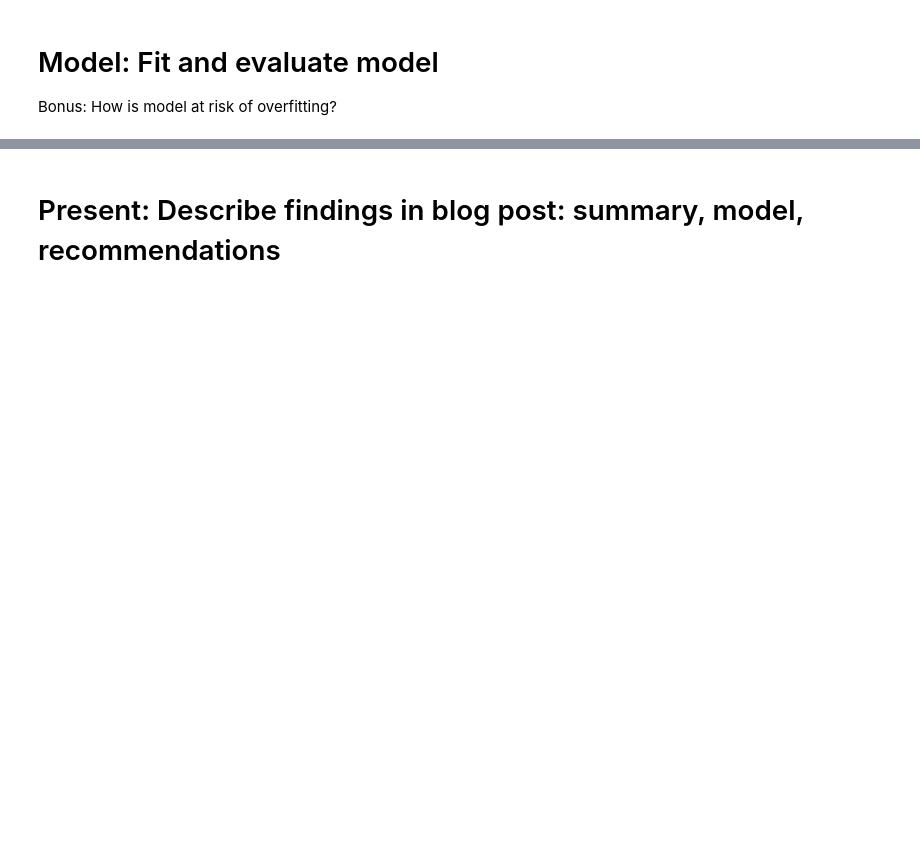
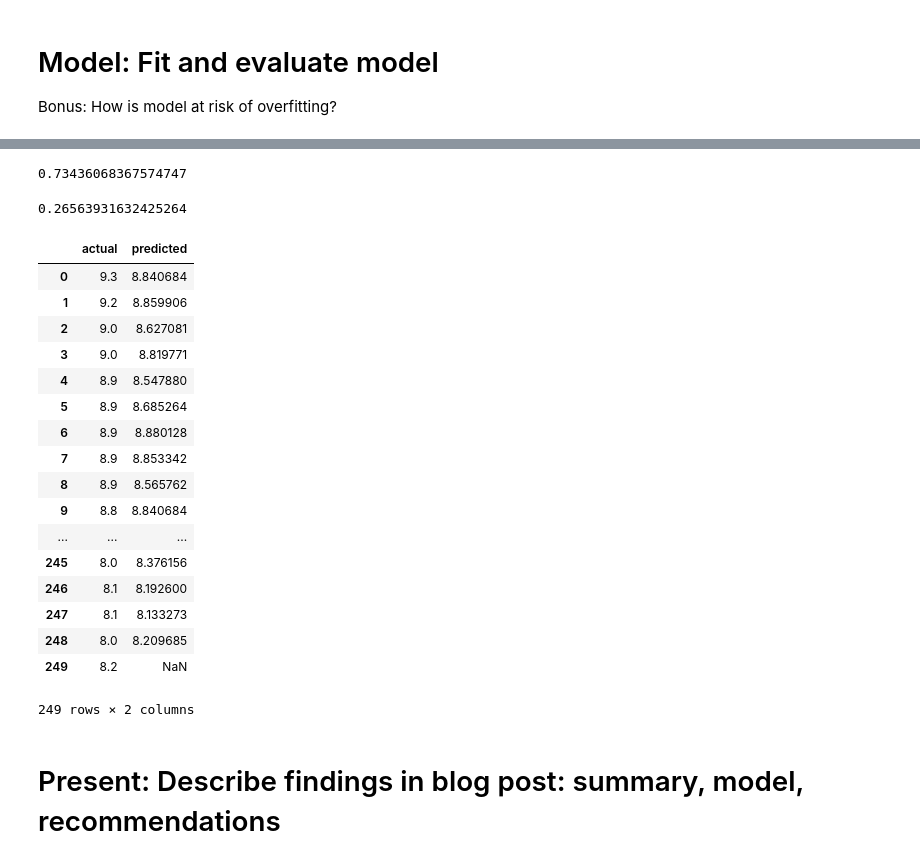
Before and after one commit to spockl/ga-dsi-1, a Jupyter notebook: projects/projects-weekly/project-06/project-6-jocelyn-ong.ipynb, the cells around one changed output, grey strips where cells are left out. Cells and saved outputs as stored; diff of their text form; code cells hidden in the pictures; blank space fills up the shorter version.

```diff
--- a/projects/projects-weekly/project-06/project-6-jocelyn-ong.ipynb
+++ b/projects/projects-weekly/project-06/project-6-jocelyn-ong.ipynb
@@ -206,0 +345,8 @@ Bonus: How is model at risk of overfitting?
+# %%
+gs = model_selection.GridSearchCV(ensemble.RandomForestRegressor(random_state=1),
+                                  {"n_estimators": np.arange(10,20,2),
+                                   "criterion": ["mse", "mae"],
+                                   "min_samples_split": np.arange(5,15,1),
+                                   "min_samples_leaf": np.arange(5,15,1)},
+                                  cv=5)
+gs.fit(X,y)
@@ -207,2 +372,37 @@ Bonus: How is model at risk of overfitting?
+# %%
+rf = gs.best_estimator_
+# %%
+y_pred = rf.predict(X)
+# %%
+check = pd.DataFrame([df3["imdbRating"], scaler2.inverse_transform(y_pred)], index=["actual", "predicted"]).T
+# %%
+rf.score(X,y)
+# %% [output]
+0.73436068367574747
+# %%
+metrics.mean_squared_error(y, y_pred)
+# %% [output]
+0.26563931632425264
+# %%
+check
+# %% [output]
+|  | actual | predicted |
+| 0 | 9.3 | 8.840684 |
+| 1 | 9.2 | 8.859906 |
+| 2 | 9.0 | 8.627081 |
+| 3 | 9.0 | 8.819771 |
+| 4 | 8.9 | 8.547880 |
+| 5 | 8.9 | 8.685264 |
+| 6 | 8.9 | 8.880128 |
+| 7 | 8.9 | 8.853342 |
+| 8 | 8.9 | 8.565762 |
+| 9 | 8.8 | 8.840684 |
+| ... | ... | ... |
+| 245 | 8.0 | 8.376156 |
+| 246 | 8.1 | 8.192600 |
+| 247 | 8.1 | 8.133273 |
+| 248 | 8.0 | 8.209685 |
+| 249 | 8.2 | NaN |
+249 rows × 2 columns
 # %% [markdown]
 # Present: Describe findings in blog post: summary, model, recommendations
```
Also changed, not shown: parts of 65 cells of this notebook, 6 other files.
